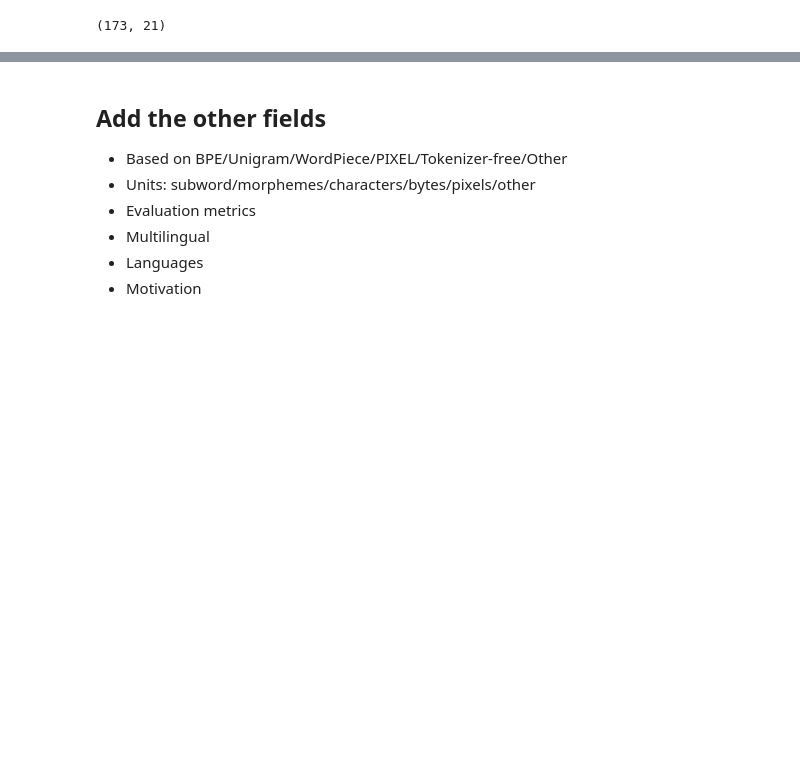
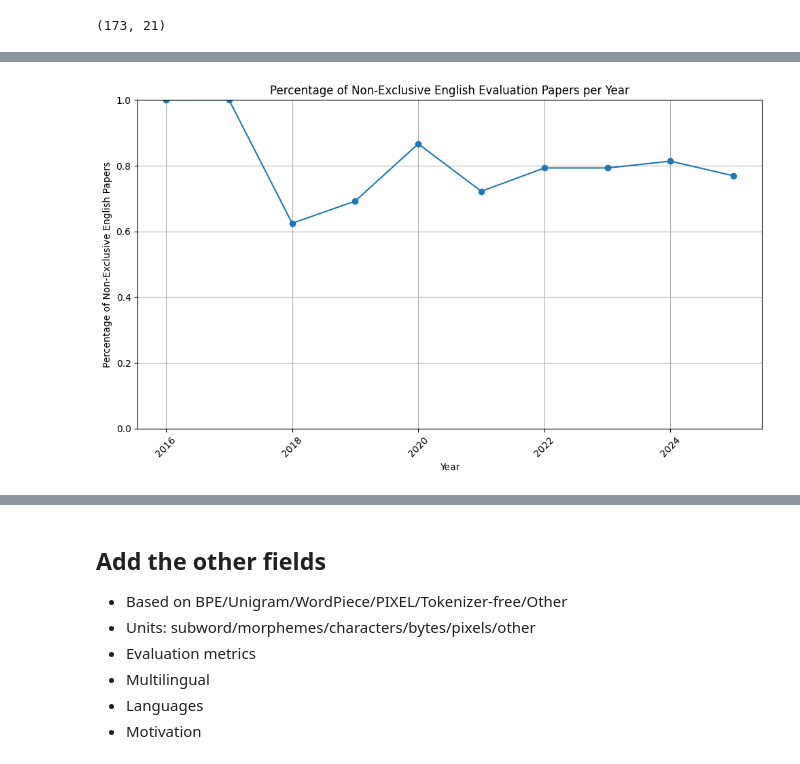
Before and after one commit to GianlucaVico/TalkAboutTokenization, a Jupyter notebook: initial_da.ipynb, the cells around one changed output, grey strips where cells are left out. Cells and saved outputs as stored; diff of their text form; code cells hidden in the pictures; blank space fills up the shorter version.

```diff
--- a/initial_da.ipynb
+++ b/initial_da.ipynb
@@ -524,0 +491,23 @@ print(no_lang['title'])
+# %%
+# Plot the number of papers that have 'exclusive_english' == False over the years, normalize by the total number of papers per year
+years = sorted(evaluation['year'].unique())
+exclusive_counts = []
+total_counts = []
+for year in years:
+    year_data = evaluation[evaluation['year'] == year]
+    exclusive_count = year_data[year_data['exclusive_english'] == False].shape[0]
+    total_count = year_data.shape[0]
+    exclusive_counts.append(exclusive_count)
+    total_counts.append(total_count)
+plt.figure(figsize=(10, 6))
+plt.plot(years, [e / t if t > 0 else 0 for e, t in zip(exclusive_counts, total_counts)], marker='o')
+plt.title('Percentage of Non-Exclusive English Evaluation Papers per Year')
+plt.xlabel('Year')
+plt.ylabel('Percentage of Non-Exclusive English Papers')
+plt.xticks(rotation=45)
+plt.ylim(0, 1)
+plt.grid(True)
+plt.tight_layout()
+plt.show()
+# %% [output]
+[figure, added]
```
Also changed, not shown: parts of 7 cells of this notebook, 2 other files.
